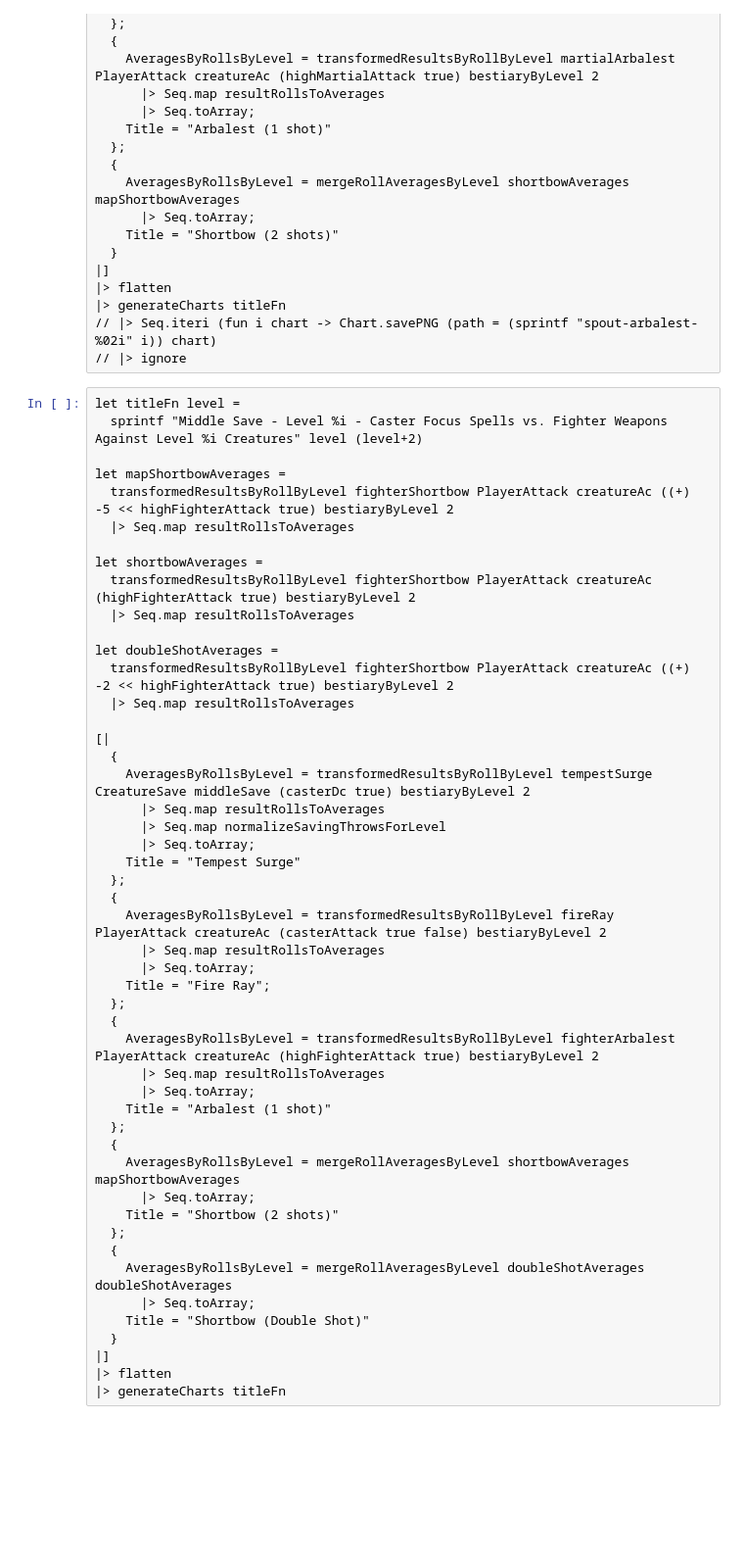
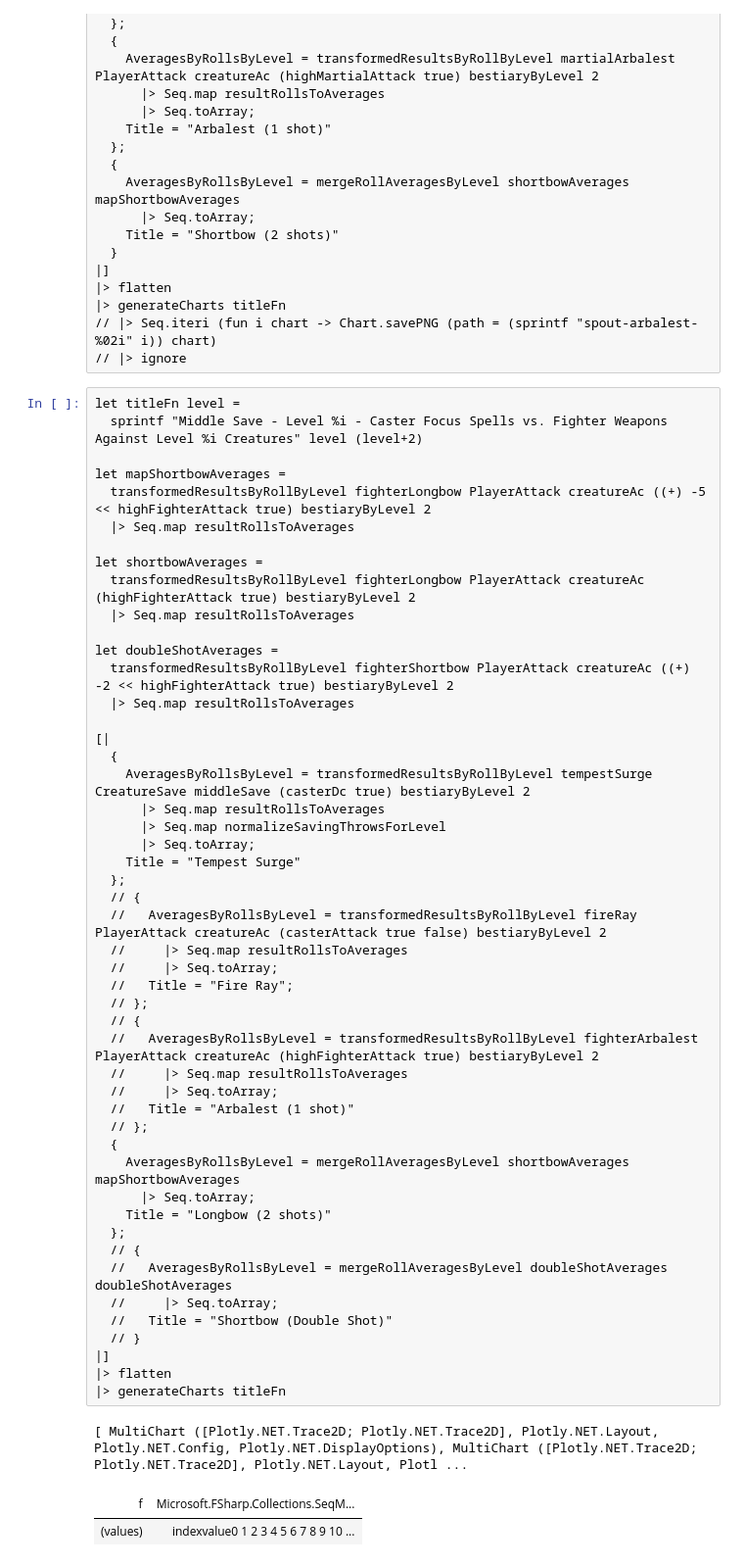
Before and after one commit to arazni/pathfinder-analysis, a Jupyter notebook: testing.ipynb, the cells around one changed output. Shown at 98% size. Saved outputs shown, nothing was run; the diff lists cells and outputs as text; blank space fills up the shorter version.

```diff
--- a/testing.ipynb
+++ b/testing.ipynb
@@ -62,52 +67,56 @@ let shortbowAverages =
 # %%
 let titleFn level =
   sprintf "Middle Save - Level %i - Caster Focus Spells vs. Fighter Weapons Against Level %i Creatures" level (level+2)
 
 let mapShortbowAverages =
-  transformedResultsByRollByLevel fighterShortbow PlayerAttack creatureAc ((+) -5 << highFighterAttack true) bestiaryByLevel 2
+  transformedResultsByRollByLevel fighterLongbow PlayerAttack creatureAc ((+) -5 << highFighterAttack true) bestiaryByLevel 2
   |> Seq.map resultRollsToAverages
 
 let shortbowAverages =
-  transformedResultsByRollByLevel fighterShortbow PlayerAttack creatureAc (highFighterAttack true) bestiaryByLevel 2
+  transformedResultsByRollByLevel fighterLongbow PlayerAttack creatureAc (highFighterAttack true) bestiaryByLevel 2
   |> Seq.map resultRollsToAverages
 
 let doubleShotAverages =
   transformedResultsByRollByLevel fighterShortbow PlayerAttack creatureAc ((+) -2 << highFighterAttack true) bestiaryByLevel 2
   |> Seq.map resultRollsToAverages
 
 [|
   {
     AveragesByRollsByLevel = transformedResultsByRollByLevel tempestSurge CreatureSave middleSave (casterDc true) bestiaryByLevel 2
       |> Seq.map resultRollsToAverages
       |> Seq.map normalizeSavingThrowsForLevel
       |> Seq.toArray;
     Title = "Tempest Surge"
   };
-  {
-    AveragesByRollsByLevel = transformedResultsByRollByLevel fireRay PlayerAttack creatureAc (casterAttack true false) bestiaryByLevel 2
-      |> Seq.map resultRollsToAverages
-      |> Seq.toArray;
-    Title = "Fire Ray";
-  };
-  {
-    AveragesByRollsByLevel = transformedResultsByRollByLevel fighterArbalest PlayerAttack creatureAc (highFighterAttack true) bestiaryByLevel 2
-      |> Seq.map resultRollsToAverages
-      |> Seq.toArray;
-    Title = "Arbalest (1 shot)"
-  };
+  // {
+  //   AveragesByRollsByLevel = transformedResultsByRollByLevel fireRay PlayerAttack creatureAc (casterAttack true false) bestiaryByLevel 2
+  //     |> Seq.map resultRollsToAverages
+  //     |> Seq.toArray;
+  //   Title = "Fire Ray";
+  // };
+  // {
+  //   AveragesByRollsByLevel = transformedResultsByRollByLevel fighterArbalest PlayerAttack creatureAc (highFighterAttack true) bestiaryByLevel 2
+  //     |> Seq.map resultRollsToAverages
+  //     |> Seq.toArray;
+  //   Title = "Arbalest (1 shot)"
+  // };
   {
     AveragesByRollsByLevel = mergeRollAveragesByLevel shortbowAverages mapShortbowAverages
       |> Seq.toArray;
-    Title = "Shortbow (2 shots)"
+    Title = "Longbow (2 shots)"
   };
-  {
-    AveragesByRollsByLevel = mergeRollAveragesByLevel doubleShotAverages doubleShotAverages
-      |> Seq.toArray;
-    Title = "Shortbow (Double Shot)"
-  }
+  // {
+  //   AveragesByRollsByLevel = mergeRollAveragesByLevel doubleShotAverages doubleShotAverages
+  //     |> Seq.toArray;
+  //   Title = "Shortbow (Double Shot)"
+  // }
 |]
 |> flatten
 |> generateCharts titleFn
+# %% [output]
+[ MultiChart ([Plotly.NET.Trace2D; Plotly.NET.Trace2D], Plotly.NET.Layout, Plotly.NET.Config, Plotly.NET.DisplayOptions), MultiChart ([Plotly.NET.Trace2D; Plotly.NET.Trace2D], Plotly.NET.Layout, Plotl ...
+| f | Microsoft.FSharp.Collections.SeqM... |
+| (values) | indexvalue0 1 2 3 4 5 6 7 8 9 10 ... |
 # %%
 let monsterLevelDiff = 4
 
```
Also changed, not shown: parts of 3 cells of this notebook, 4 other files.
